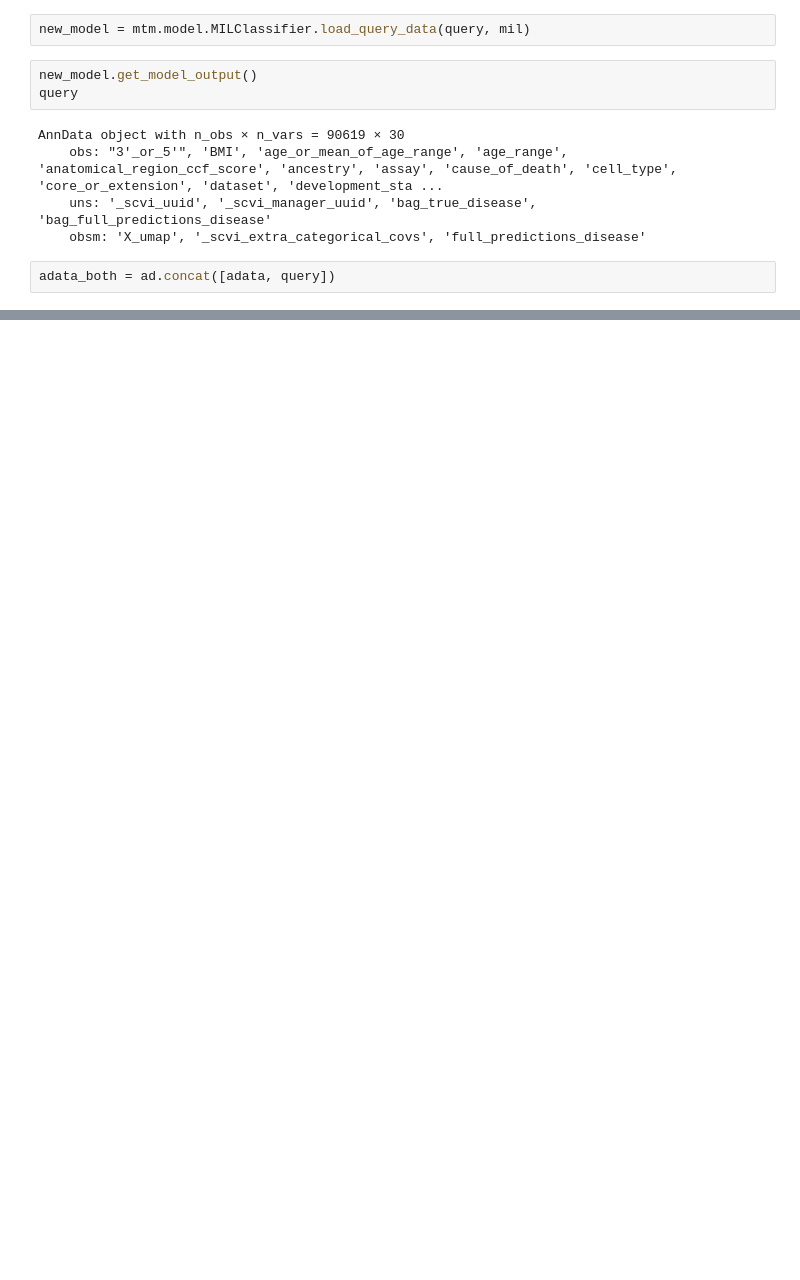
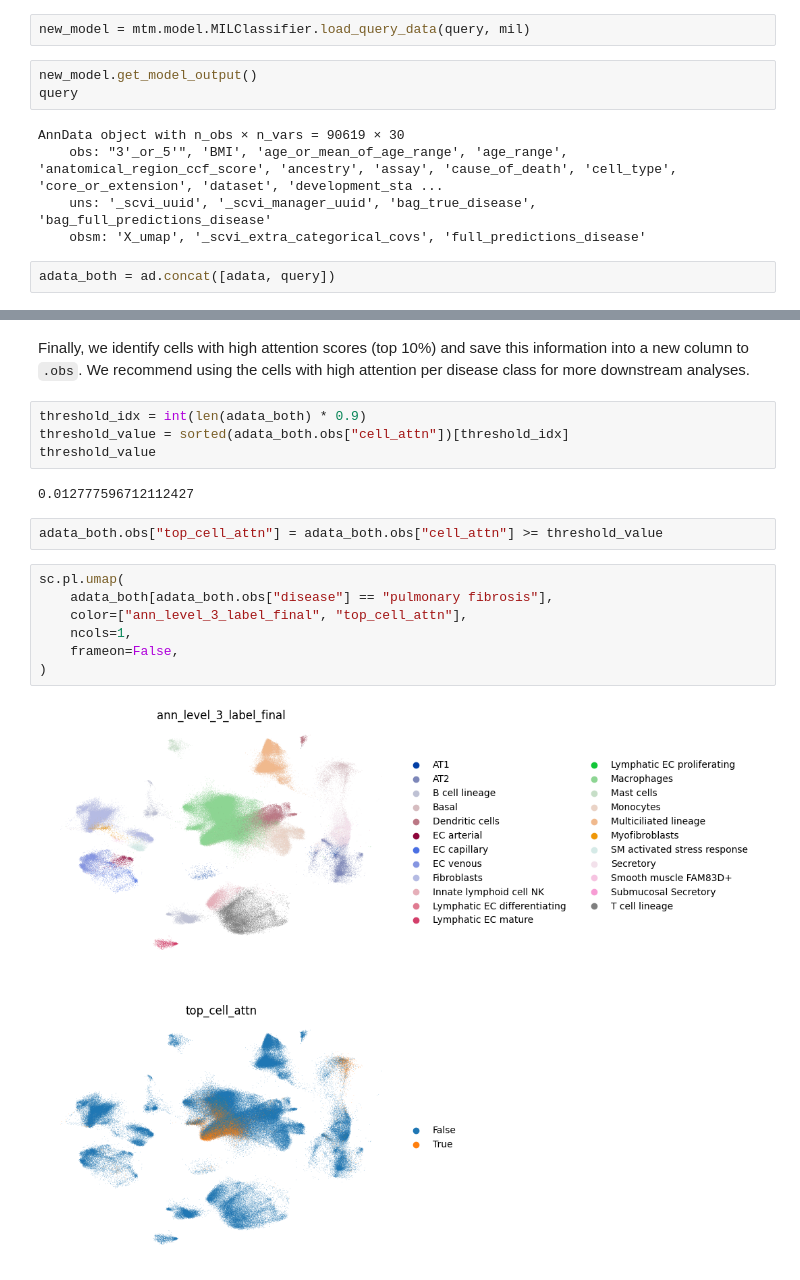
Before and after one commit to theislab/multimil, a Jupyter notebook: docs/notebooks/mil_classification.ipynb, the cells around one changed output, grey strips where cells are left out. Cells and saved outputs as stored; diff of their text form; blank space fills up the shorter version.

```diff
--- a/docs/notebooks/mil_classification.ipynb
+++ b/docs/notebooks/mil_classification.ipynb
@@ -166,0 +175,19 @@ pulmonary fibrosis       0.69      1.00      0.82     62365
+# %% [markdown]
+Finally, we identify cells with high attention scores (top 10%) and save this information into a new column to `.obs`. We recommend using the cells with high attention per disease class for more downstream analyses.
+# %%
+threshold_idx = int(len(adata_both) * 0.9)
+threshold_value = sorted(adata_both.obs["cell_attn"])[threshold_idx]
+threshold_value
+# %% [output]
+0.012777596712112427
+# %%
+adata_both.obs["top_cell_attn"] = adata_both.obs["cell_attn"] >= threshold_value
+# %%
+sc.pl.umap(
+    adata_both[adata_both.obs["disease"] == "pulmonary fibrosis"],
+    color=["ann_level_3_label_final", "top_cell_attn"],
+    ncols=1,
+    frameon=False,
+)
+# %% [output]
+[figure, added]
```
Also changed, not shown: parts of 11 cells of this notebook, 3 other files.
